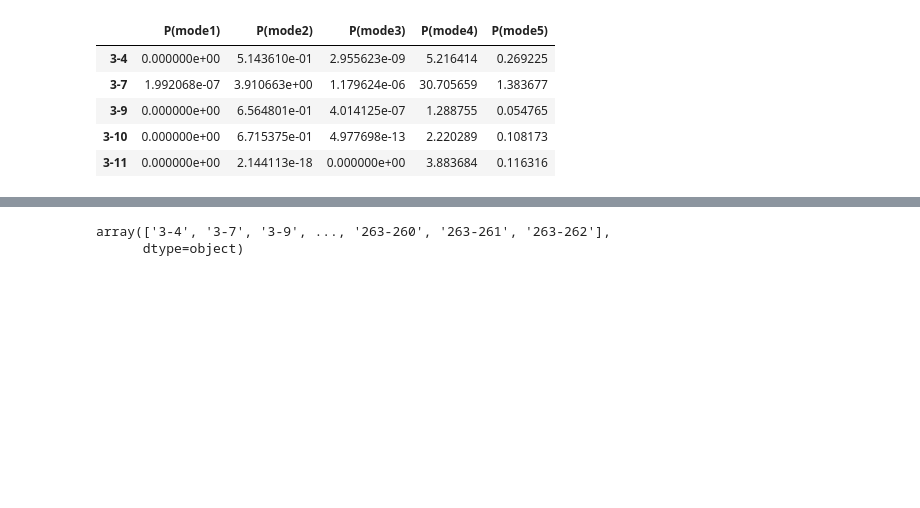
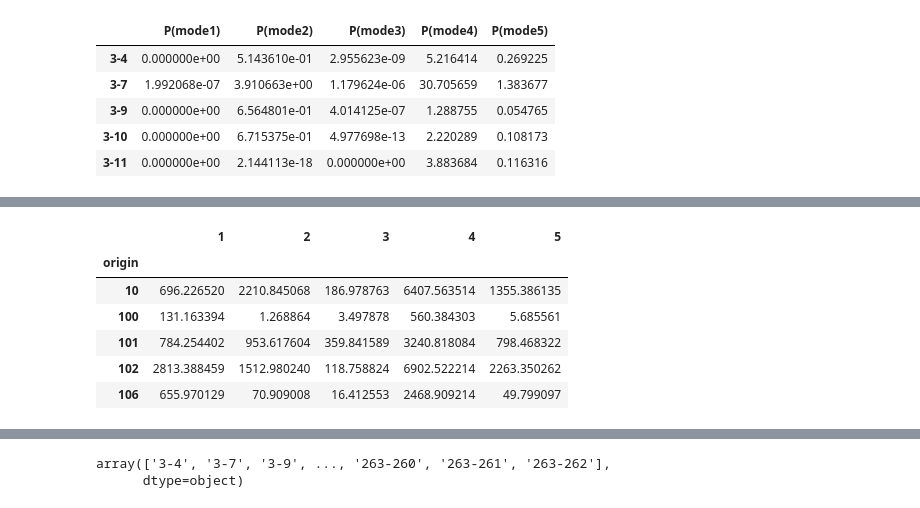
Before and after one commit to Rufei-Sheng/Manhattan-Congestion-Surcharge-Capstone, a Jupyter notebook: modeling/modeling_test.ipynb, the cells around one changed output, grey strips where cells are left out. Cells and saved outputs as stored; diff of their text form; code cells hidden in the pictures; blank space fills up the shorter version.

```diff
--- a/modeling/modeling_test.ipynb
+++ b/modeling/modeling_test.ipynb
@@ -508,7 +508,7 @@ results_2.to_csv('results_scenario_2.csv')
 # %% [markdown]
 ## Checking results csv
 # %%
-results_scene_1 = pd.read_csv('../results/Final_results/results_scenario1_SRM.csv',index_col=0)
+results_scene_1 = pd.read_csv('../results/Final_results/results_scenario1_SRM.csv',index_col=0,usecols=range(6))
 results_scene_1.head()
 # %% [output]
 |  | P(mode1) | P(mode2) | P(mode3) | P(mode4) | P(mode5) |
@@ -547 +581,11 @@ results_scene_3.columns = [re.sub(r'[^\d.]+','',col) for col in results_scene_3.
+# %%
+agg_scene_1.head()
+# %% [output]
+|  | 1 | 2 | 3 | 4 | 5 |
+| origin |  |  |  |  |  |
+| 10 | 696.226520 | 2210.845068 | 186.978763 | 6407.563514 | 1355.386135 |
+| 100 | 131.163394 | 1.268864 | 3.497878 | 560.384303 | 5.685561 |
+| 101 | 784.254402 | 953.617604 | 359.841589 | 3240.818084 | 798.468322 |
+| 102 | 2813.388459 | 1512.980240 | 118.758824 | 6902.522214 | 2263.350262 |
+| 106 | 655.970129 | 70.909008 | 16.412553 | 2468.909214 | 49.799097 |
 # %%
```
Also changed, not shown: parts of 27 cells of this notebook, 3 other files.
